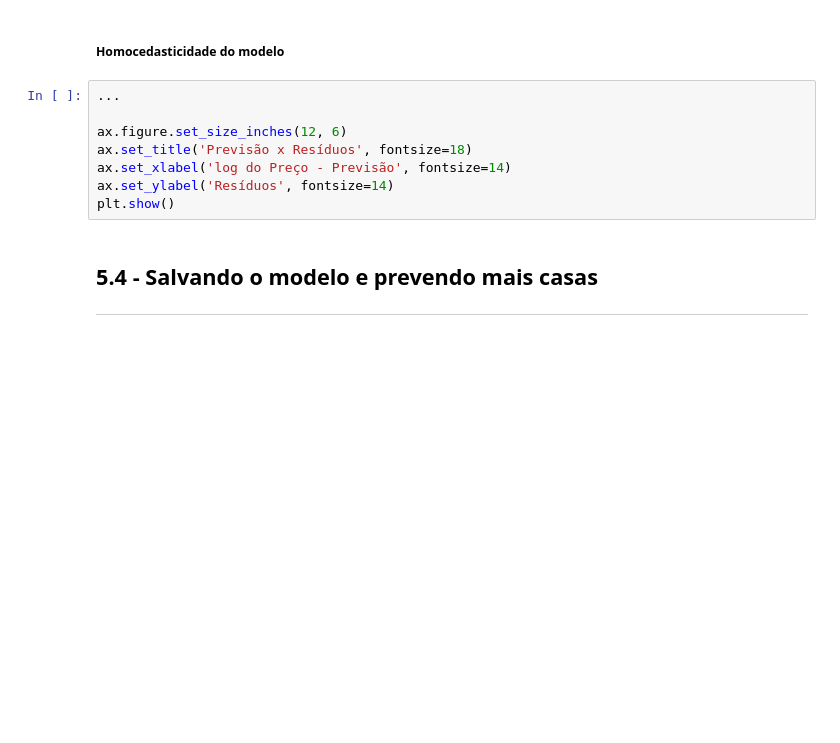
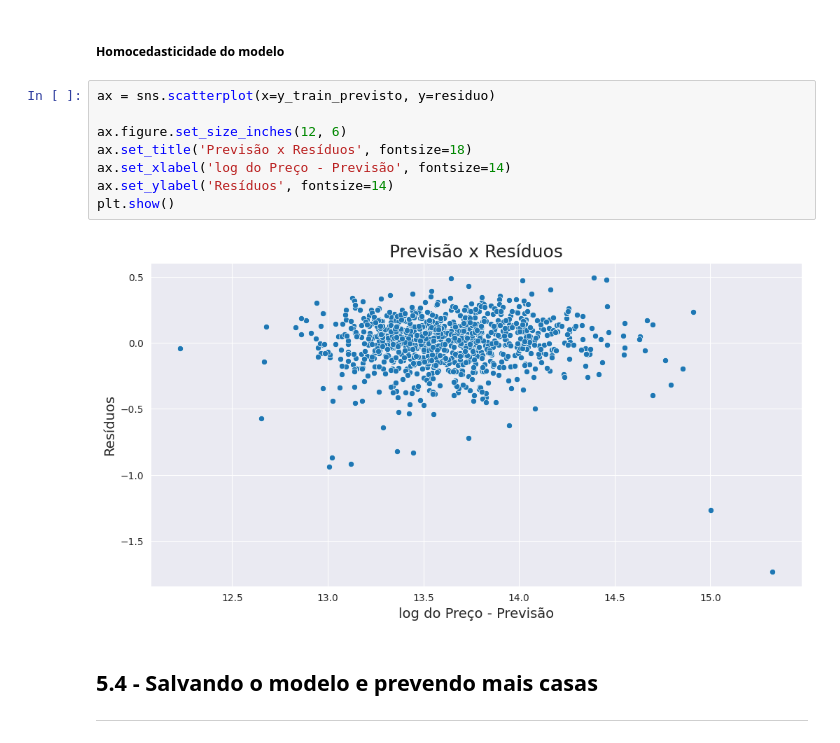
Before and after one commit to marcoamolinaro/machine-learning-alura, a Jupyter notebook: DataScience_Regressao_Linear/Projeto_Inicial_Regressão_Linear.ipynb, the cells around one changed output. Saved outputs shown, nothing was run; the diff lists cells and outputs as text; blank space fills up the shorter version.

```diff
--- a/DataScience_Regressao_Linear/Projeto_Inicial_Regressão_Linear.ipynb
+++ b/DataScience_Regressao_Linear/Projeto_Inicial_Regressão_Linear.ipynb
@@ -604,13 +634,15 @@ plt.show()
 # %% [markdown]
 ##### **Homocedasticidade do modelo**
 # %%
-...
+ax = sns.scatterplot(x=y_train_previsto, y=residuo)
 
 ax.figure.set_size_inches(12, 6)
 ax.set_title('Previsão x Resíduos', fontsize=18)
 ax.set_xlabel('log do Preço - Previsão', fontsize=14)
 ax.set_ylabel('Resíduos', fontsize=14)
 plt.show()
+# %% [output]
+[figure, added]
 # %% [markdown]
 ## **5.4 - Salvando o modelo e prevendo mais casas**
 
```
Also changed, not shown: parts of 16 cells of this notebook, 3 other files.
